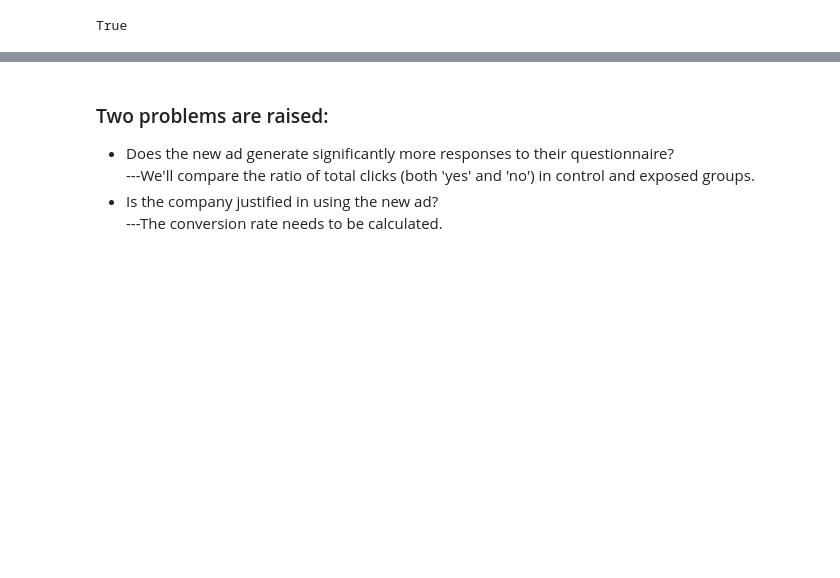
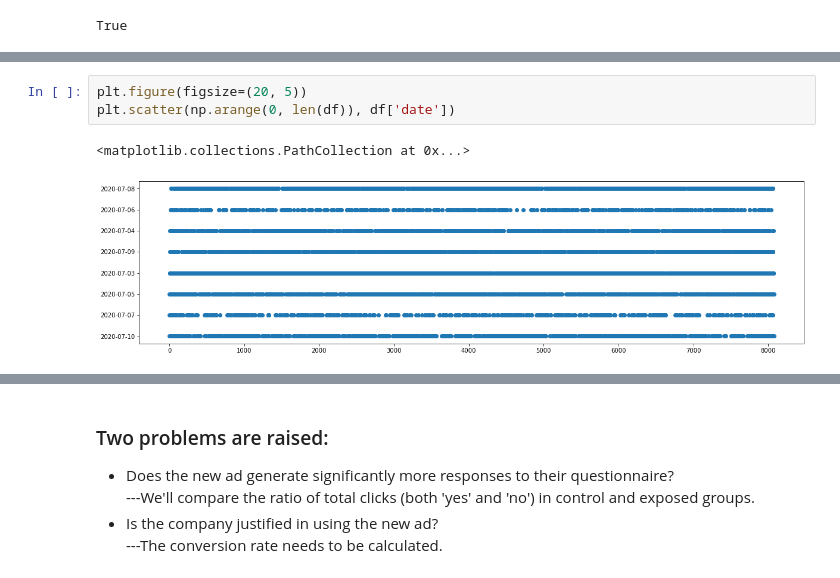
Before and after one commit to LingjieHe/DS_Bootcamp_assignment, a Jupyter notebook: Data_Experimentation_Capstone/Ad_ABdata.ipynb, the cells around one changed output, grey strips where cells are left out. Drawn from its saved outputs; the diff is of its cells as text; blank space fills up the shorter version.

```diff
--- a/Data_Experimentation_Capstone/Ad_ABdata.ipynb
+++ b/Data_Experimentation_Capstone/Ad_ABdata.ipynb
@@ -65,0 +73,6 @@ True
+# %%
+plt.figure(figsize=(20, 5))
+plt.scatter(np.arange(0, len(df)), df['date'])
+# %% [output]
+<matplotlib.collections.PathCollection at 0x...>
+[figure, added]
```
Also changed, not shown: parts of 5 cells of this notebook.
